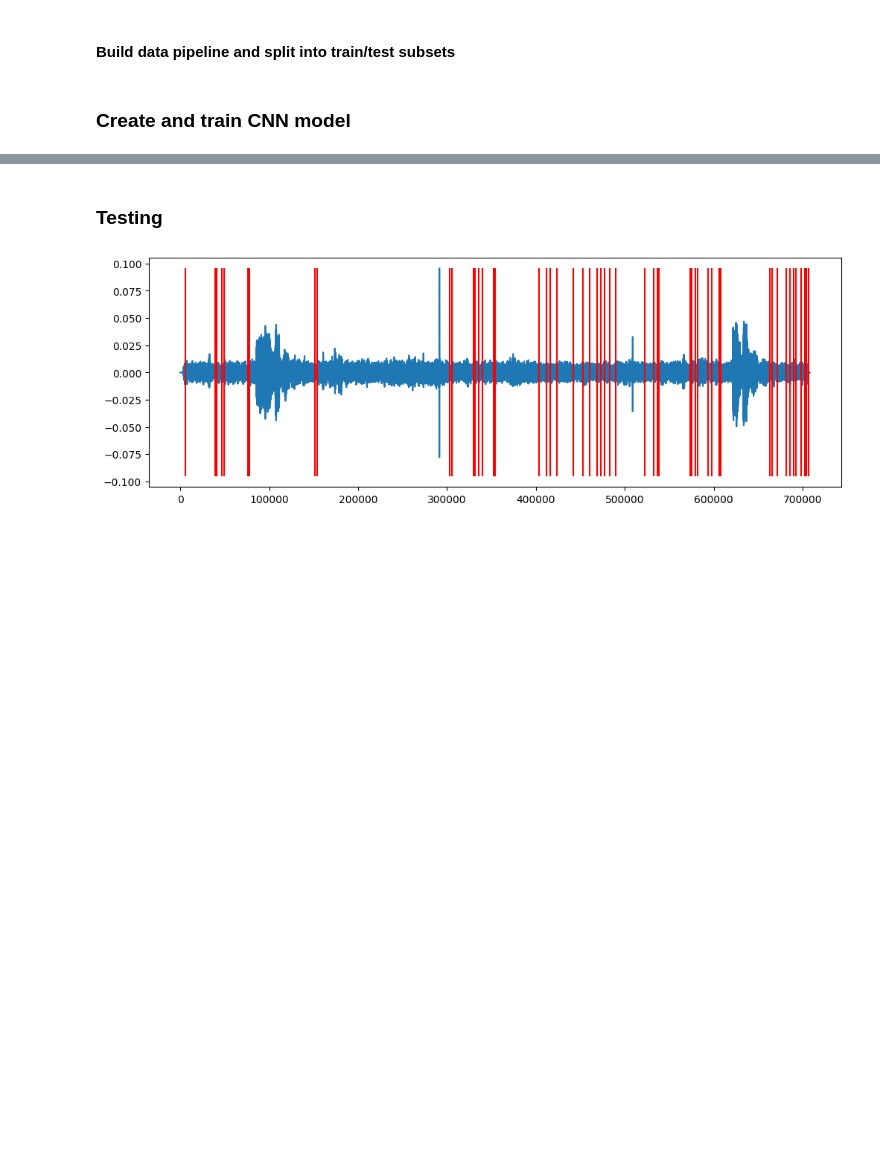
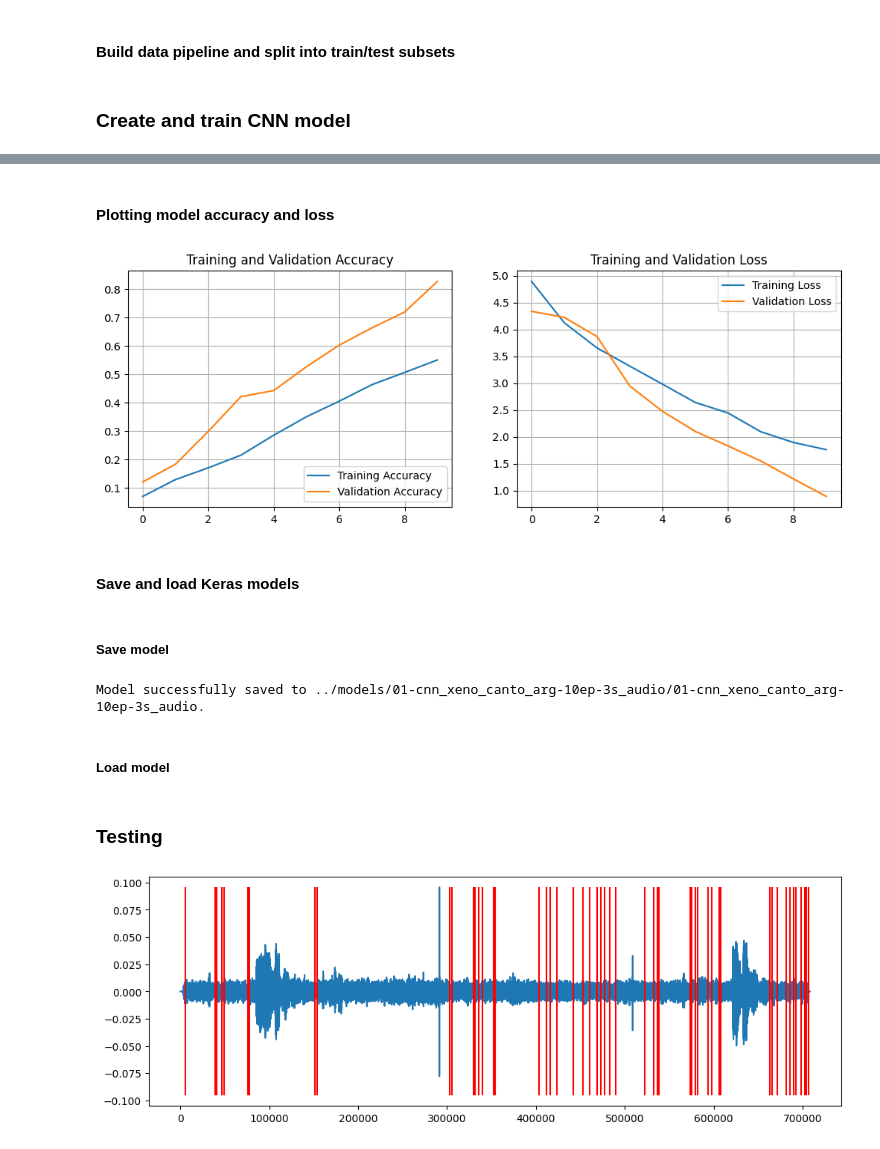
Before and after one commit to MatiasCarbone/ornithologist, a Jupyter notebook: notebooks/03-gbif_argentinian_birds.ipynb, the cells around one changed output, grey strips where cells are left out. Drawn from its saved outputs; the diff is of its cells as text; code cells hidden in the pictures; blank space fills up the shorter version.

Commit message:
started model optimization, add cells for plotting and saving trained model

```diff
--- a/notebooks/03-gbif_argentinian_birds.ipynb
+++ b/notebooks/03-gbif_argentinian_birds.ipynb
@@ -306,8 +306,8 @@ plt.show()
 ds = ds.map(process_audio)
 ds = ds.cache()
 ds = ds.shuffle(buffer_size=100000)
-ds = ds.batch(32)
-ds = ds.prefetch(16)
+ds = ds.batch(16)
+ds = ds.prefetch(8)
 # %%
 # Split dataset
 SPLIT = 0.7
@@ -323,17 +323,21 @@ unique_class_count = len(labels_dict)
 model = tf.keras.models.Sequential([
   tf.keras.layers.InputLayer(input_shape=(1491, 257, 1)),
 
-  tf.keras.layers.Conv2D(filters=32, kernel_size=(3,3), activation='relu'),
+  tf.keras.layers.Conv2D(filters=16, kernel_size=(3,3), activation='relu'),
   tf.keras.layers.MaxPool2D(pool_size=(2,2)),
   tf.keras.layers.Dropout(0.2),
 
-  tf.keras.layers.Conv2D(filters=64, kernel_size=(3,3), activation='relu'),
+  tf.keras.layers.Conv2D(filters=16, kernel_size=(3,3), activation='relu'),
   tf.keras.layers.MaxPool2D(pool_size=(2,2)),
   tf.keras.layers.Dropout(0.3),
 
   tf.keras.layers.Flatten(),
-  tf.keras.layers.Dense(units=256, activation='relu'),
+  tf.keras.layers.Dense(units=128, activation='relu'),
   tf.keras.layers.Dropout(0.5),
 
   tf.keras.layers.Dense(units=unique_class_count, activation='softmax')
   ])
+
+model.compile(optimizer='Adam', loss='sparse_categorical_crossentropy',
+              metrics=['accuracy'])
+model.summary()
@@ -339,0 +362,3 @@ model = tf.keras.models.Sequential([
+# %%
+EPOCHS = 10
+history = model.fit(train_ds, epochs=EPOCHS, validation_data=test_ds)
@@ -339,0 +386,52 @@ model = tf.keras.models.Sequential([
+# %% [markdown]
+#### Plotting model accuracy and loss
+# %%
+acc = history.history["accuracy"]
+val_acc = history.history["val_accuracy"]
+
+loss = history.history["loss"]
+val_loss = history.history["val_loss"]
+
+epochs_range = range(EPOCHS)
+
+plt.figure(figsize=(12, 4))
+plt.subplot(1, 2, 1)
+plt.plot(epochs_range, acc, label="Training Accuracy")
+plt.plot(epochs_range, val_acc, label="Validation Accuracy")
+plt.grid()
+plt.legend(loc="lower right")
+plt.title("Training and Validation Accuracy")
+
+plt.subplot(1, 2, 2)
+plt.plot(epochs_range, loss, label="Training Loss")
+plt.plot(epochs_range, val_loss, label="Validation Loss")
+plt.grid()
+plt.legend(loc="upper right")
+plt.title("Training and Validation Loss")
+
+figure = plt.gcf()
+plt.show()
+# %% [output]
+[figure, added]
+# %% [markdown]
+#### Save and load Keras models
+# %% [markdown]
+##### Save model
+# %%
+model_name = str(input('Enter a title for the saved model...'))
+model_path = f'../models/{model_name}/'
+
+if model_name:
+  try:
+    os.mkdir(model_path)
+    model.save(model_path + f'{model_name}.keras')
+    print(f'Model successfully saved to {model_path}{model_name}.')
+
+    # Remember to execute plotting cell first
+    figure.savefig(model_path + f'{model_name}.png')
+  except:
+    raise('ERROR: Model name is already in use. Pick another name and try again.')
+# %% [output]
+Model successfully saved to ../models/01-cnn_xeno_canto_arg-10ep-3s_audio/01-cnn_xeno_canto_arg-10ep-3s_audio.
+# %% [markdown]
+##### Load model
```
Also changed, not shown: parts of 4 cells of this notebook.
